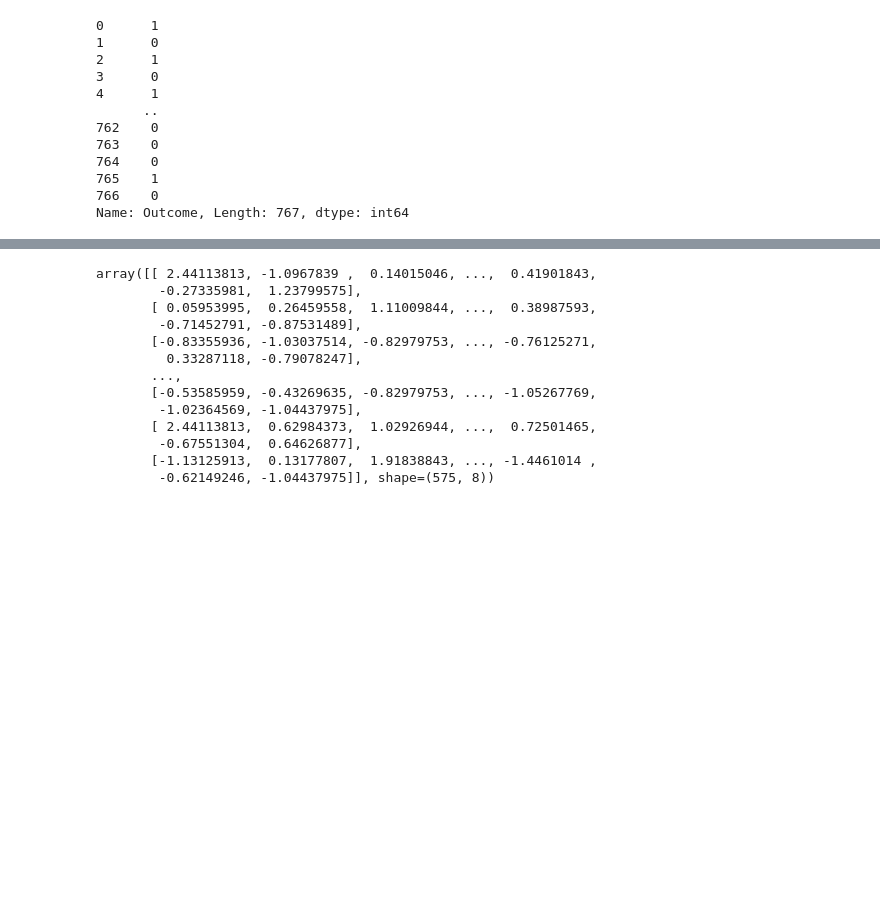
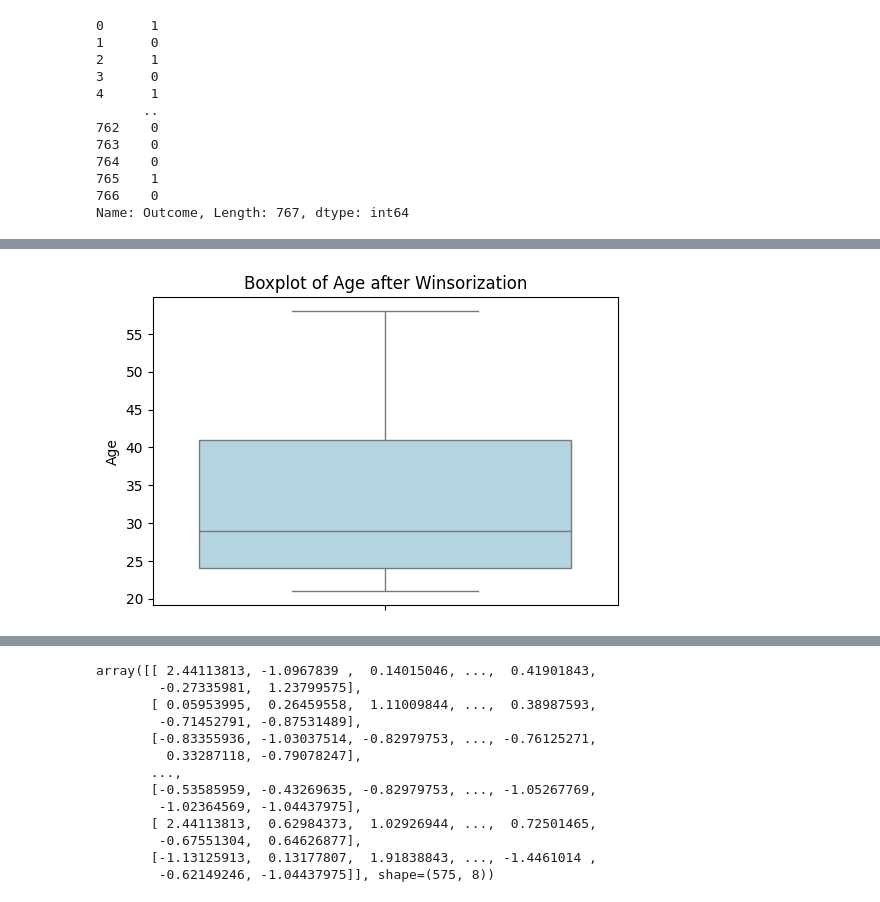
Before and after one commit to nehuu2/Pre-Diabetes-prediction-ML-project, a Jupyter notebook: notebooks/Feature Engineering.ipynb, the cells around one changed output, grey strips where cells are left out. Drawn from its saved outputs; the diff is of its cells as text; code cells hidden in the pictures; blank space fills up the shorter version.

```diff
--- a/notebooks/Feature Engineering.ipynb
+++ b/notebooks/Feature Engineering.ipynb
@@ -82,0 +150,7 @@ Name: Outcome, Length: 767, dtype: int64
+# %%
+plt.figure(figsize=(6, 4))
+sns.boxplot(y=df['Age'], color='lightblue')
+plt.title('Boxplot of Age after Winsorization')
+plt.show()
+# %% [output]
+[figure, added]
```
Also changed, not shown: parts of 15 cells of this notebook, 4 other files.
